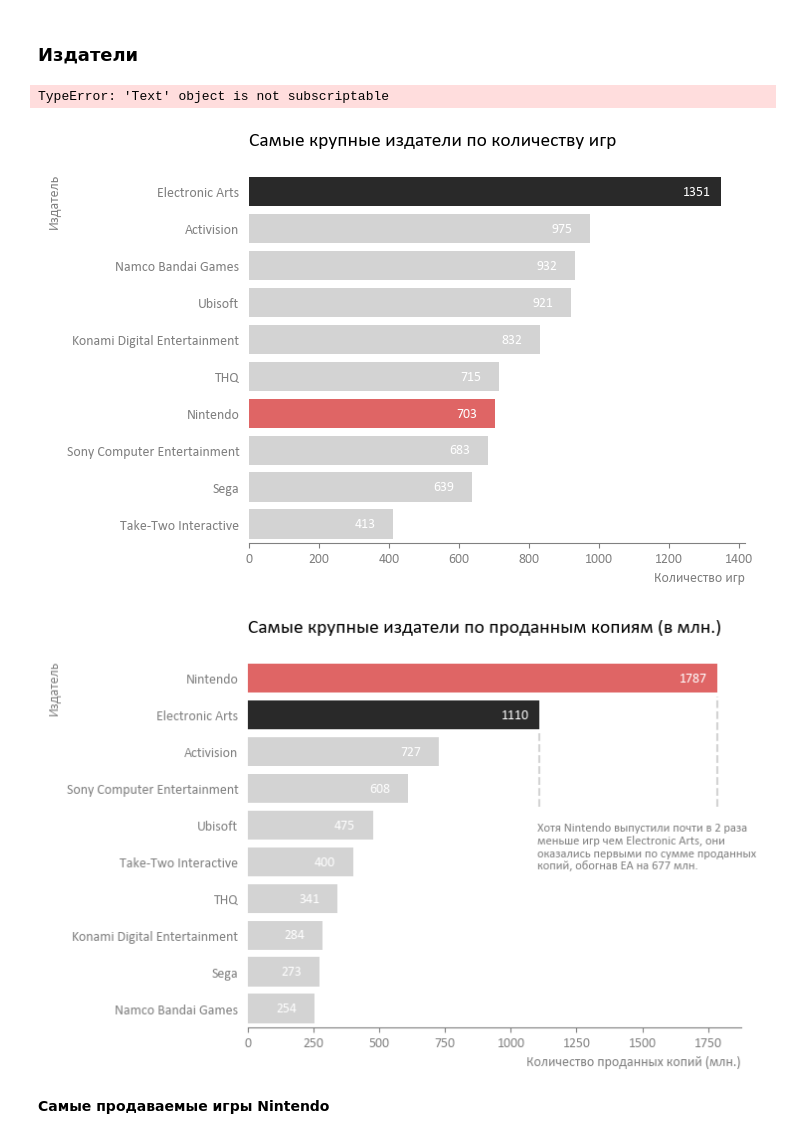
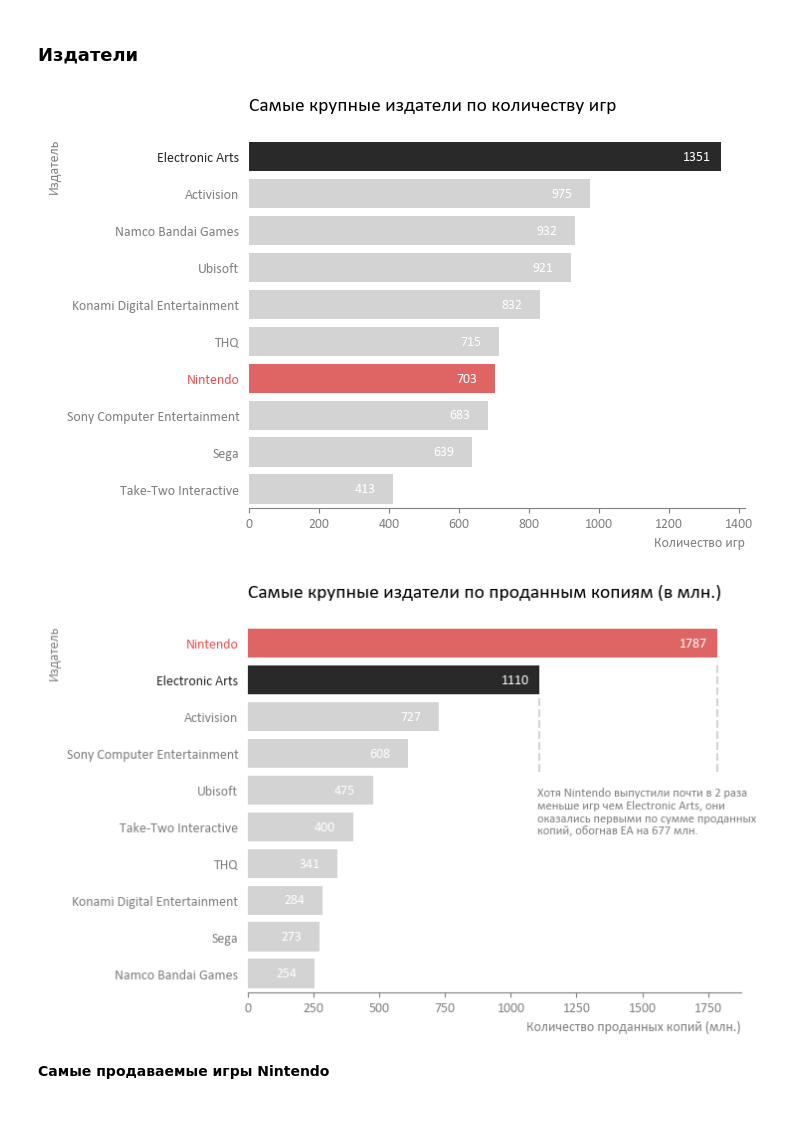
Before and after one commit to ekhavronina/data_analytics, a Jupyter notebook: video_games/video_game_sales_reboot.ipynb, the cells around one changed output. Saved outputs shown, nothing was run; the diff lists cells and outputs as text; code cells hidden in the pictures.

```diff
--- a/video_games/video_game_sales_reboot.ipynb
+++ b/video_games/video_game_sales_reboot.ipynb
@@ -309,36 +309,45 @@ def set_custom_palette(series, palette_dict, default_color = 'lightgrey'):
     """
     функция создает палетку цветов (список) для значений на графике по заданному словарю
     """
     pal = []
 
     for item in series:
         if item in palette_dict.keys():
             pal.append(palette_dict[item])
         else:
             pal.append(default_color)
     return pal
 
 
+def set_custom_label_colors(ax, palette_dict):
+    """
+    функция изменияет цвета лейблов по словарю
+    """
+    for label in ax.yaxis.get_ticklabels():
+        label_text = label.get_text()
+        if label_text in palette_dict.keys():
+            label.set_color(palette_dict[label_text])
+
+
 # График
 ax = sns.barplot(data=publishers_count,
             x='count',
             y='Publisher',
             orient='h',
             palette=set_custom_palette(publishers_count['Publisher'], nintendo_ea_palette)
            )
 
 ax.bar_label(ax.containers[0], padding=-28, color='white')   # указываем значения внутри колонок
 # ax.set_xticks([])                                          # убираем ось x
 sns.despine(left=True, bottom=False)
 plt.title('Самые крупные издатели по количеству игр', fontdict=fontdict, loc='left', pad=20)
 plt.xlabel('Количество игр', loc='right')
 plt.ylabel('Издатель', loc='top')
-print(matplotlib.axes.Axes.get_yticklabels(ax))
 
+set_custom_label_colors(ax, nintendo_ea_palette)
 plt.show()
 # %% [output]
-TypeError: 'Text' object is not subscriptable
-[figure, old version]
+[figure, new version]
 # %%
 publishers_global_sales = (publishers_sales[['Publisher', 'Global_Sales']]
                            .sort_values('Global_Sales', ascending=False)
@@ -369,10 +378,11 @@ plt.axvline(x=1110, ymin=0.6, ymax=0.8, ls='--', color='lightgrey')  # доба
 plt.axvline(x=1787, ymin=0.6, ymax=0.9, ls='--', color='lightgrey')
 plt.xlabel('Количество проданных копий (млн.)', loc='right')
 plt.ylabel('Издатель', loc='top')
+set_custom_label_colors(ax, nintendo_ea_palette)
 
 plt.show()
 # %% [output]
-[figure, old version]
+[figure, new version]
 # %% [markdown]
 <b>Самые продаваемые игры Nintendo</b>
 # %%
```
